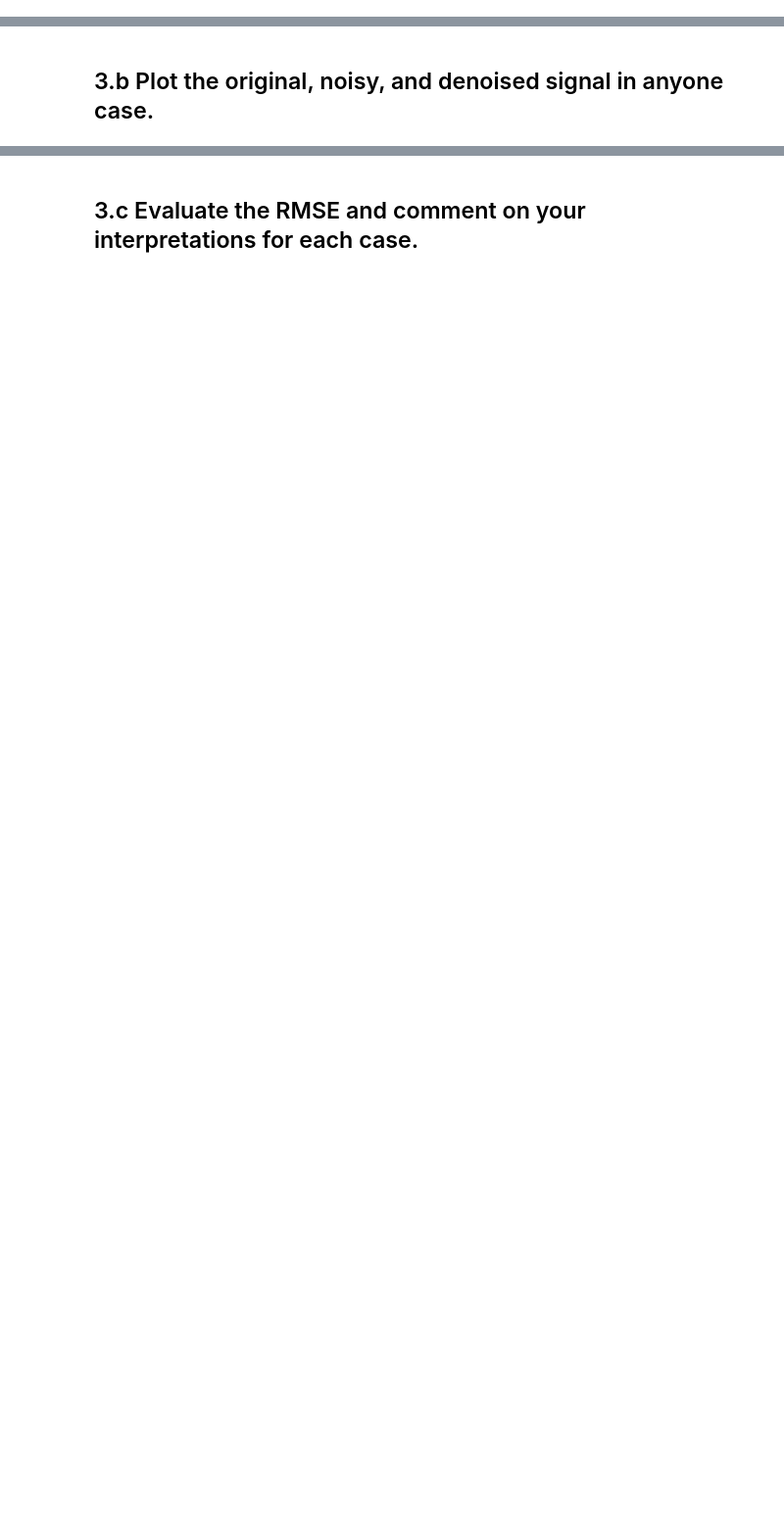
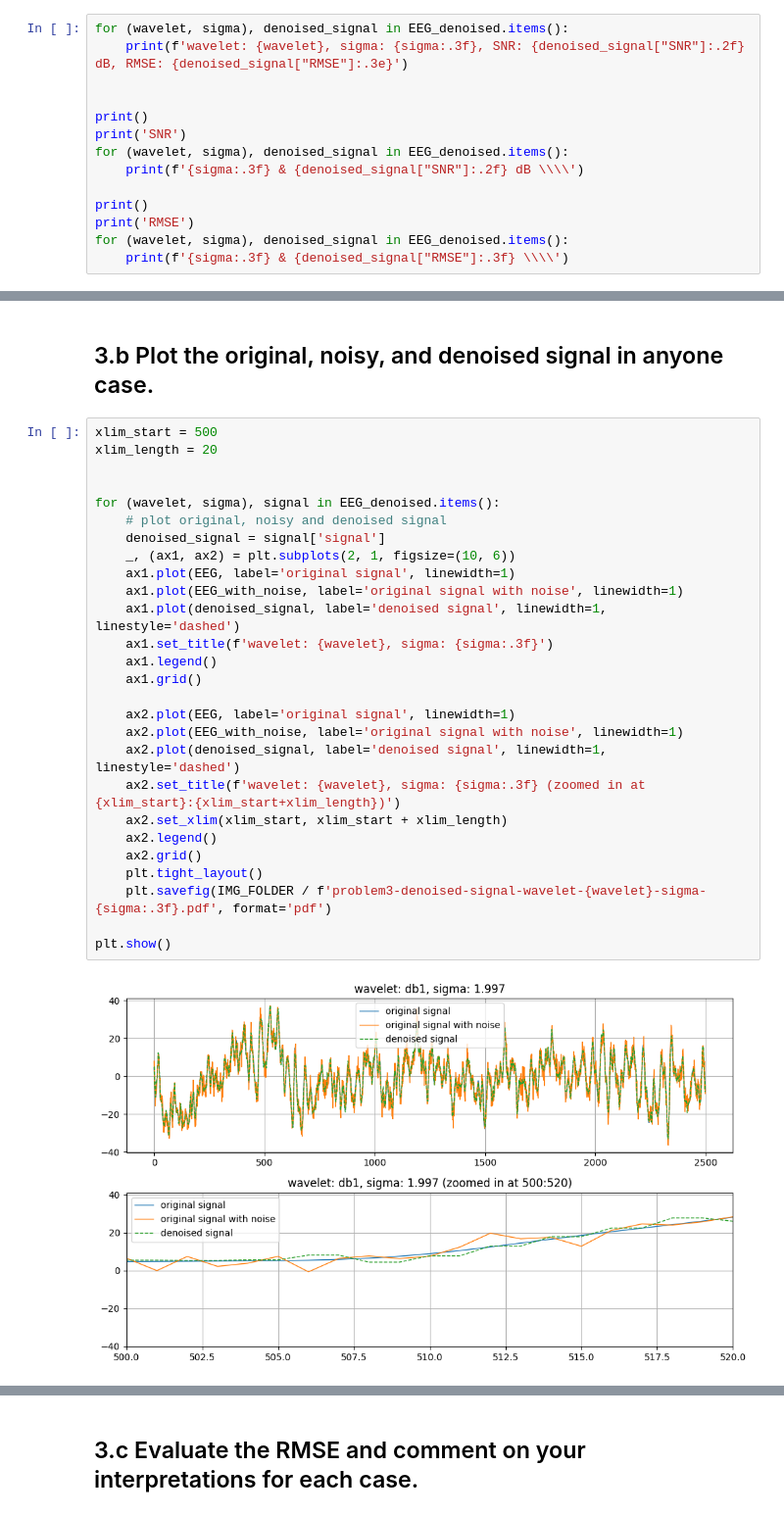
Before and after one commit to kpbaks/advanced-the-signal-processing-assignment-3, a Jupyter notebook: assignment.ipynb, the cells around one changed output, grey strips where cells are left out. Shown at 98% size. Drawn from its saved outputs; the diff is of its cells as text; blank space fills up the shorter version.

```diff
--- a/assignment.ipynb
+++ b/assignment.ipynb
@@ -427,0 +466,14 @@ plt.show()
+# %%
+for (wavelet, sigma), denoised_signal in EEG_denoised.items():
+    print(f'wavelet: {wavelet}, sigma: {sigma:.3f}, SNR: {denoised_signal["SNR"]:.2f} dB, RMSE: {denoised_signal["RMSE"]:.3e}')
+
+
+print()
+print('SNR')
+for (wavelet, sigma), denoised_signal in EEG_denoised.items():
+    print(f'{sigma:.3f} & {denoised_signal["SNR"]:.2f} dB \\\\')
+
+print()
+print('RMSE')
+for (wavelet, sigma), denoised_signal in EEG_denoised.items():
+    print(f'{sigma:.3f} & {denoised_signal["RMSE"]:.3f} \\\\')
@@ -428,2 +500,31 @@ plt.show()
 # %% [markdown]
 ## 3.b Plot the original, noisy, and denoised signal in anyone case.
+# %%
+xlim_start = 500
+xlim_length = 20
+
+
+for (wavelet, sigma), signal in EEG_denoised.items():
+    # plot original, noisy and denoised signal
+    denoised_signal = signal['signal']
+    _, (ax1, ax2) = plt.subplots(2, 1, figsize=(10, 6))
+    ax1.plot(EEG, label='original signal', linewidth=1)
+    ax1.plot(EEG_with_noise, label='original signal with noise', linewidth=1)
+    ax1.plot(denoised_signal, label='denoised signal', linewidth=1, linestyle='dashed')
+    ax1.set_title(f'wavelet: {wavelet}, sigma: {sigma:.3f}')
+    ax1.legend()
+    ax1.grid()
+
+    ax2.plot(EEG, label='original signal', linewidth=1)
+    ax2.plot(EEG_with_noise, label='original signal with noise', linewidth=1)
+    ax2.plot(denoised_signal, label='denoised signal', linewidth=1, linestyle='dashed')
+    ax2.set_title(f'wavelet: {wavelet}, sigma: {sigma:.3f} (zoomed in at {xlim_start}:{xlim_start+xlim_length})')
+    ax2.set_xlim(xlim_start, xlim_start + xlim_length)
+    ax2.legend()
+    ax2.grid()
+    plt.tight_layout()
+    plt.savefig(IMG_FOLDER / f'problem3-denoised-signal-wavelet-{wavelet}-sigma-{sigma:.3f}.pdf', format='pdf')
+
+plt.show()
+# %% [output]
+[figure, added]
```
Also changed, not shown: parts of 22 cells of this notebook, 7 other files.
